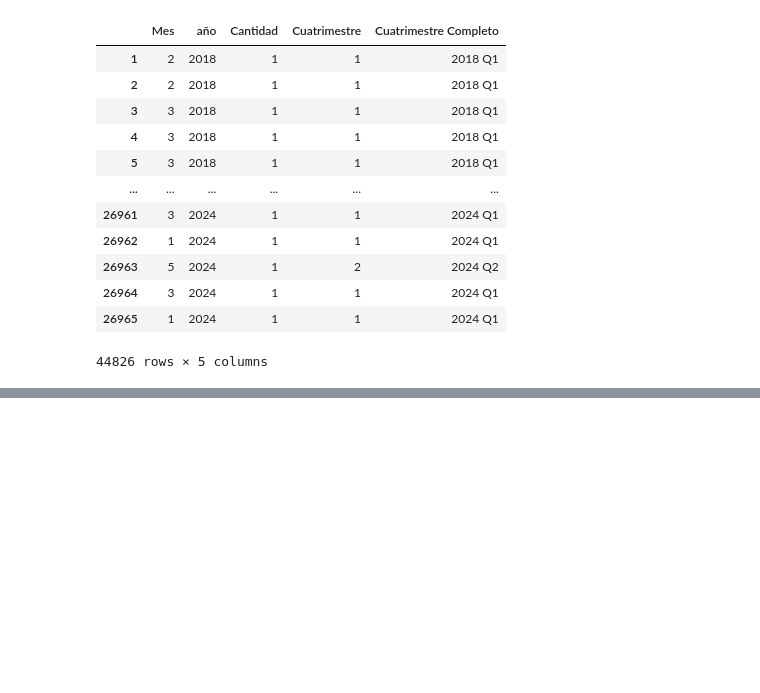
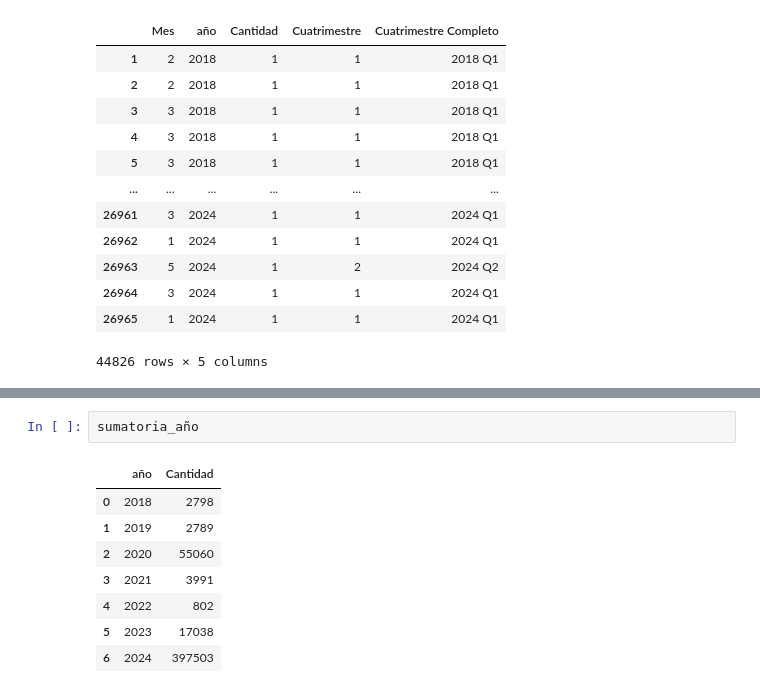
Before and after one commit to Valnir17/Dengue-y-Zika-Argentina, a Jupyter notebook: Manipulación de Tablas.ipynb, the cells around one changed output, grey strips where cells are left out. Cells and saved outputs as stored; diff of their text form; blank space fills up the shorter version.

```diff
--- a/Manipulación de Tablas.ipynb
+++ b/Manipulación de Tablas.ipynb
@@ -615,0 +636,11 @@ int64
+# %%
+sumatoria_año
+# %% [output]
+|  | año | Cantidad |
+| 0 | 2018 | 2798 |
+| 1 | 2019 | 2789 |
+| 2 | 2020 | 55060 |
+| 3 | 2021 | 3991 |
+| 4 | 2022 | 802 |
+| 5 | 2023 | 17038 |
+| 6 | 2024 | 397503 |
```
Also changed, not shown: parts of 10 cells of this notebook, 1 other file.
